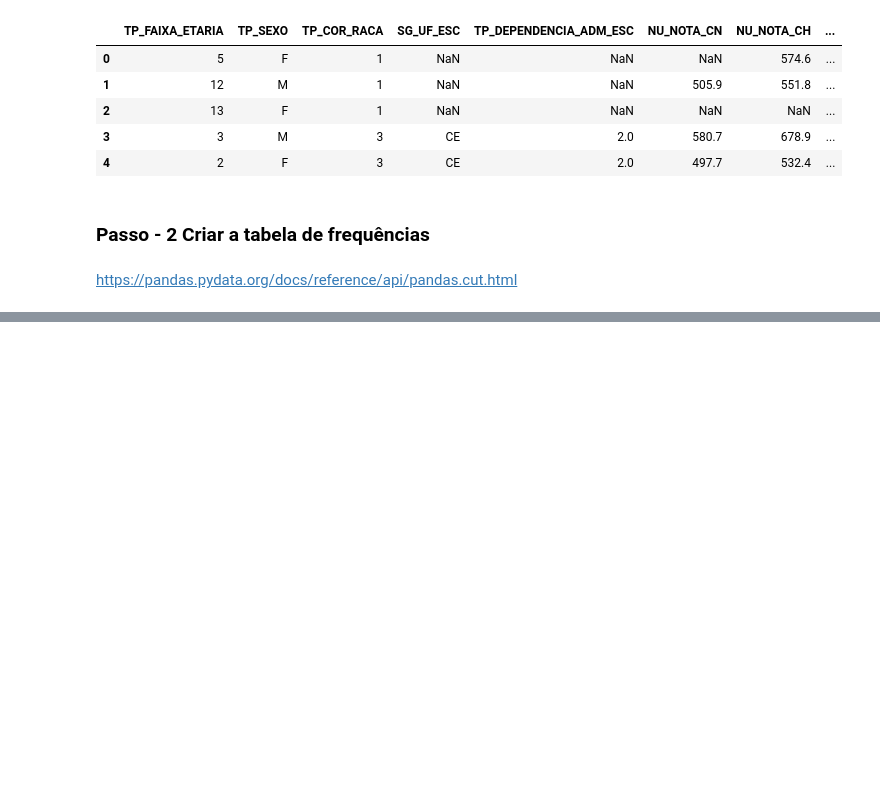
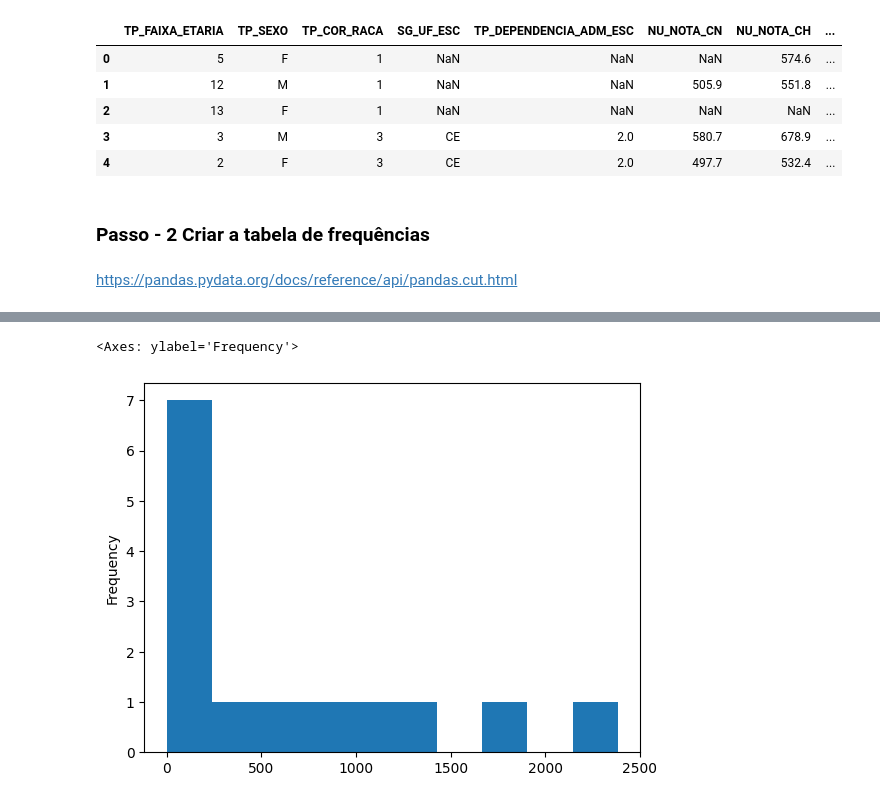
Before and after one commit to romulovieira777/Analise_Exploratoria_de_Dados_com_Python, a Jupyter notebook: Modulo_02_Organizacao_de_Dados_Retangulares/02_Analise_Exploratoria_de_Dados.ipynb, the cells around one changed output, grey strips where cells are left out. Drawn from its saved outputs; the diff is of its cells as text; code cells hidden in the pictures; blank space fills up the shorter version.

```diff
--- a/Modulo_02_Organizacao_de_Dados_Retangulares/02_Analise_Exploratoria_de_Dados.ipynb
+++ b/Modulo_02_Organizacao_de_Dados_Retangulares/02_Analise_Exploratoria_de_Dados.ipynb
@@ -1265,0 +1357,3 @@ distribuicao_frequencia_renda_familiar.sort_index(ascending=False)
+# %%
+k = round(k)
+k
@@ -1265,0 +1379,10 @@ distribuicao_frequencia_renda_familiar.sort_index(ascending=False)
+# %%
+frequencia_nota_matematica = pd.value_counts(
+    pd.cut(
+        x = enem_df['NU_NOTA_MT'],
+      bins = k,
+      include_lowest=True
+)
+    )
+
+frequencia_nota_matematica
@@ -1265,0 +1432,11 @@ distribuicao_frequencia_renda_familiar.sort_index(ascending=False)
+# %%
+porcentagem_nota_matematica = round(pd.value_counts(
+    pd.cut(
+        x = enem_df['NU_NOTA_MT'],
+        bins = k,
+        include_lowest=True
+    ),
+    normalize=True
+), 2)
+
+porcentagem_nota_matematica
@@ -1265,0 +1459,9 @@ distribuicao_frequencia_renda_familiar.sort_index(ascending=False)
+# %%
+distribuicao_frequencia_nota_matematica = pd.DataFrame(
+    {
+        'Frequencia': frequencia_nota_matematica,
+        'Porcentagem (%)': porcentagem_nota_matematica
+    }
+)
+
+distribuicao_frequencia_nota_matematica
@@ -1265,0 +1506,5 @@ distribuicao_frequencia_renda_familiar.sort_index(ascending=False)
+# %%
+distribuicao_frequencia_nota_matematica['Frequencia'].plot.hist()
+# %% [output]
+<Axes: ylabel='Frequency'>
+[figure, added]
```
Also changed, not shown: parts of 41 cells of this notebook.
